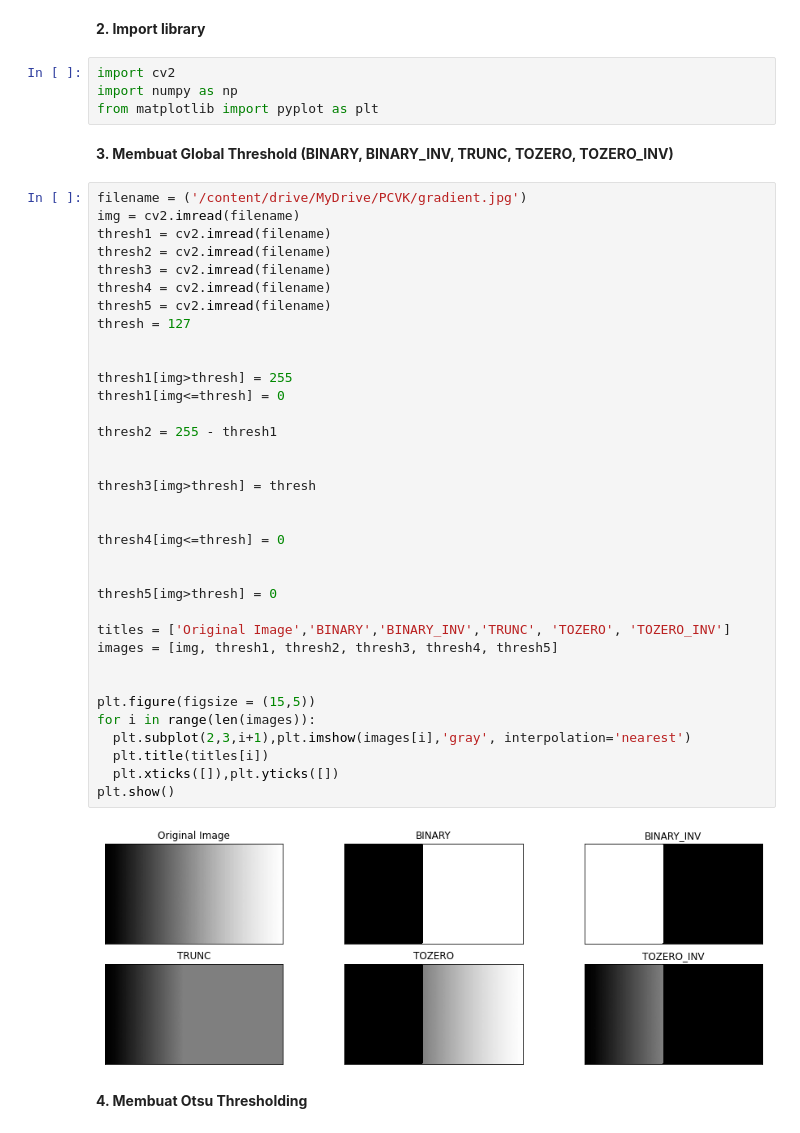
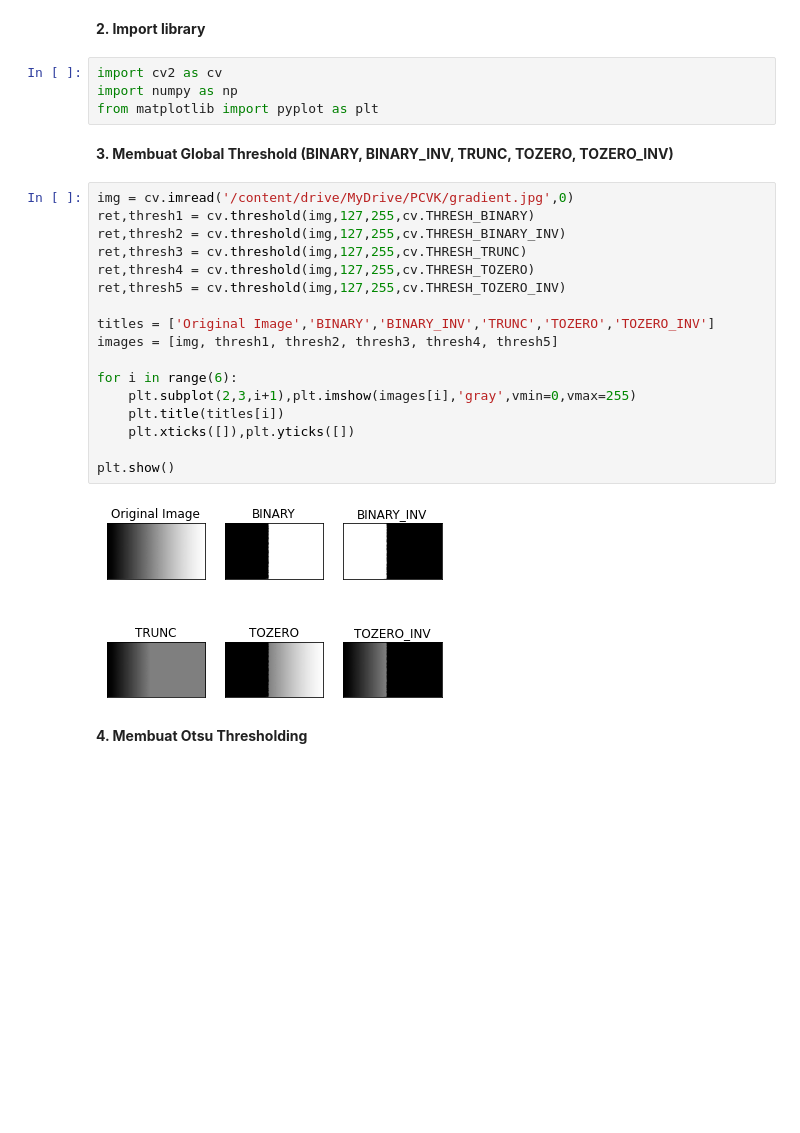
Before and after one commit to Adristiftitah/PCVK_Genap_2021, a Jupyter notebook: Week10.ipynb, the cells around one changed output. Saved outputs shown, nothing was run; the diff lists cells and outputs as text; blank space fills up the shorter version.

```diff
--- a/Week10.ipynb
+++ b/Week10.ipynb
@@ -12,48 +12,30 @@ Mounted at /content/drive/
 # %% [markdown]
 **2. Import library**
 # %%
-import cv2
+import cv2 as cv
 import numpy as np
 from matplotlib import pyplot as plt
 # %% [markdown]
 **3. Membuat Global Threshold (BINARY, BINARY_INV, TRUNC, TOZERO, TOZERO_INV)**
 # %%
-filename = ('/content/drive/MyDrive/PCVK/gradient.jpg')
-img = cv2.imread(filename)
-thresh1 = cv2.imread(filename)
-thresh2 = cv2.imread(filename)
-thresh3 = cv2.imread(filename)
-thresh4 = cv2.imread(filename)
-thresh5 = cv2.imread(filename)
-thresh = 127
+img = cv.imread('/content/drive/MyDrive/PCVK/gradient.jpg',0)
+ret,thresh1 = cv.threshold(img,127,255,cv.THRESH_BINARY)
+ret,thresh2 = cv.threshold(img,127,255,cv.THRESH_BINARY_INV)
+ret,thresh3 = cv.threshold(img,127,255,cv.THRESH_TRUNC)
+ret,thresh4 = cv.threshold(img,127,255,cv.THRESH_TOZERO)
+ret,thresh5 = cv.threshold(img,127,255,cv.THRESH_TOZERO_INV)
 
-
-thresh1[img>thresh] = 255
-thresh1[img<=thresh] = 0
-
-thresh2 = 255 - thresh1
-
-
-thresh3[img>thresh] = thresh
-
-
-thresh4[img<=thresh] = 0
-
-
-thresh5[img>thresh] = 0
-
-titles = ['Original Image','BINARY','BINARY_INV','TRUNC', 'TOZERO', 'TOZERO_INV']
+titles = ['Original Image','BINARY','BINARY_INV','TRUNC','TOZERO','TOZERO_INV']
 images = [img, thresh1, thresh2, thresh3, thresh4, thresh5]
 
+for i in range(6):
+    plt.subplot(2,3,i+1),plt.imshow(images[i],'gray',vmin=0,vmax=255)
+    plt.title(titles[i])
+    plt.xticks([]),plt.yticks([])
 
-plt.figure(figsize = (15,5))
-for i in range(len(images)):
-  plt.subplot(2,3,i+1),plt.imshow(images[i],'gray', interpolation='nearest')
-  plt.title(titles[i])
-  plt.xticks([]),plt.yticks([])
 plt.show()
 # %% [output]
-[figure, old version]
+[figure, new version]
 # %% [markdown]
 **4. Membuat Otsu Thresholding**
 # %%
```
Also changed, not shown: parts of 3 cells of this notebook.
